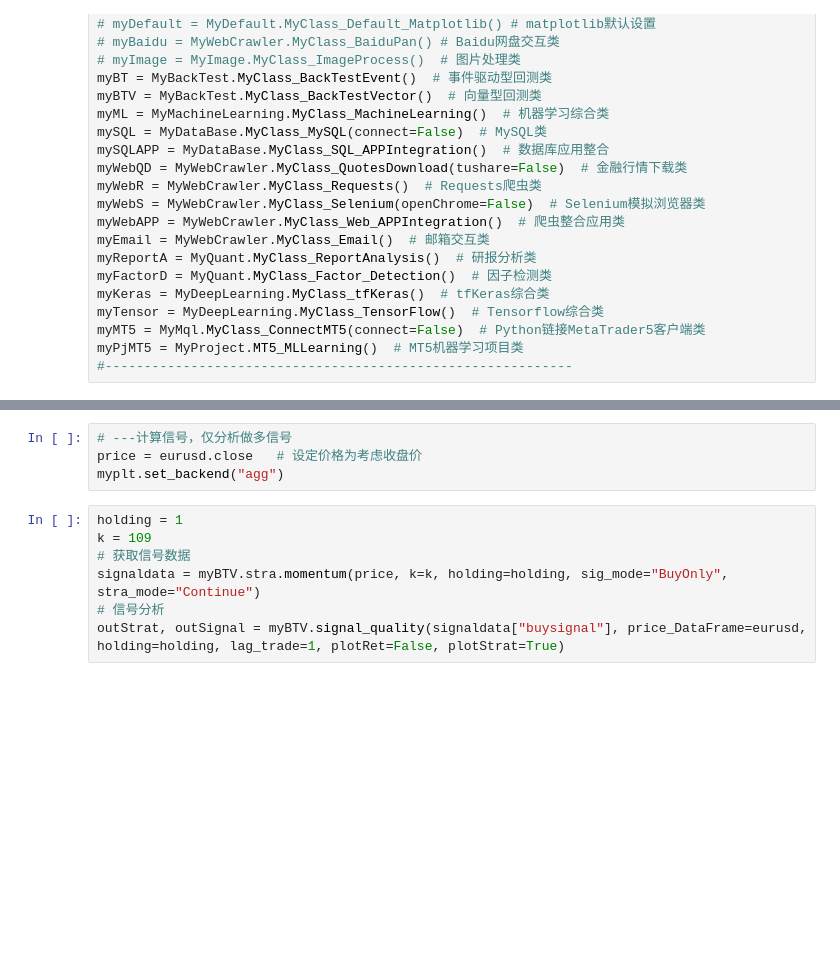
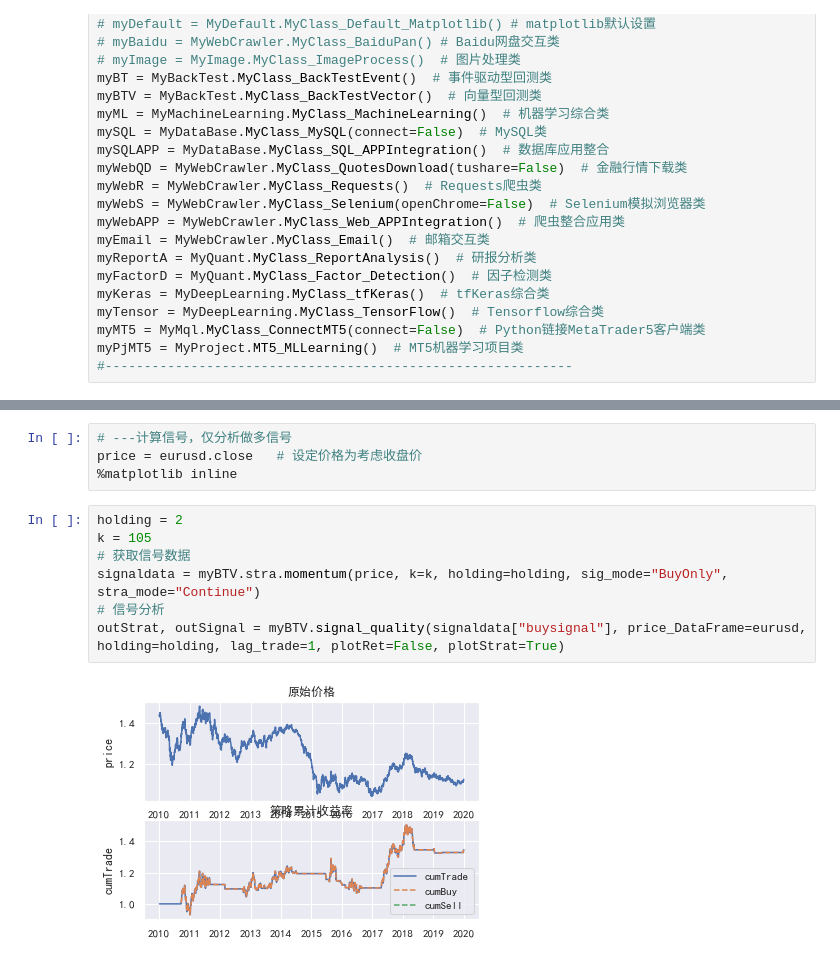
Before and after one commit to MuSaCN/PythonLearning-2020.9.29, a Jupyter notebook: 0MyProject_Quant/Untitled.ipynb, the cells around one changed output, grey strips where cells are left out. Saved outputs shown, nothing was run; the diff lists cells and outputs as text; blank space fills up the shorter version.

```diff
--- a/0MyProject_Quant/Untitled.ipynb
+++ b/0MyProject_Quant/Untitled.ipynb
@@ -63,11 +73,13 @@ dtype: int64
 # %%
 # ---计算信号，仅分析做多信号
 price = eurusd.close   # 设定价格为考虑收盘价
-myplt.set_backend("agg")
+%matplotlib inline
 # %%
-holding = 1
-k = 109
+holding = 2
+k = 105
 # 获取信号数据
 signaldata = myBTV.stra.momentum(price, k=k, holding=holding, sig_mode="BuyOnly", stra_mode="Continue")
 # 信号分析
 outStrat, outSignal = myBTV.signal_quality(signaldata["buysignal"], price_DataFrame=eurusd, holding=holding, lag_trade=1, plotRet=False, plotStrat=True)
+# %% [output]
+[figure, added]
```
Also changed, not shown: parts of 1 cell of this notebook, 2 other files.
